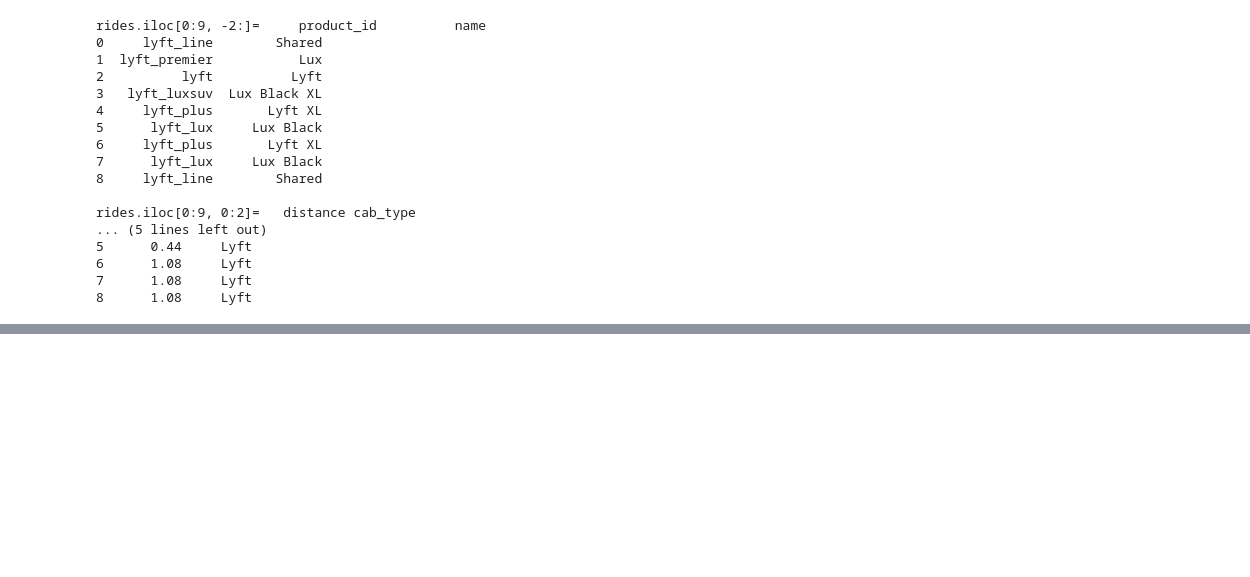
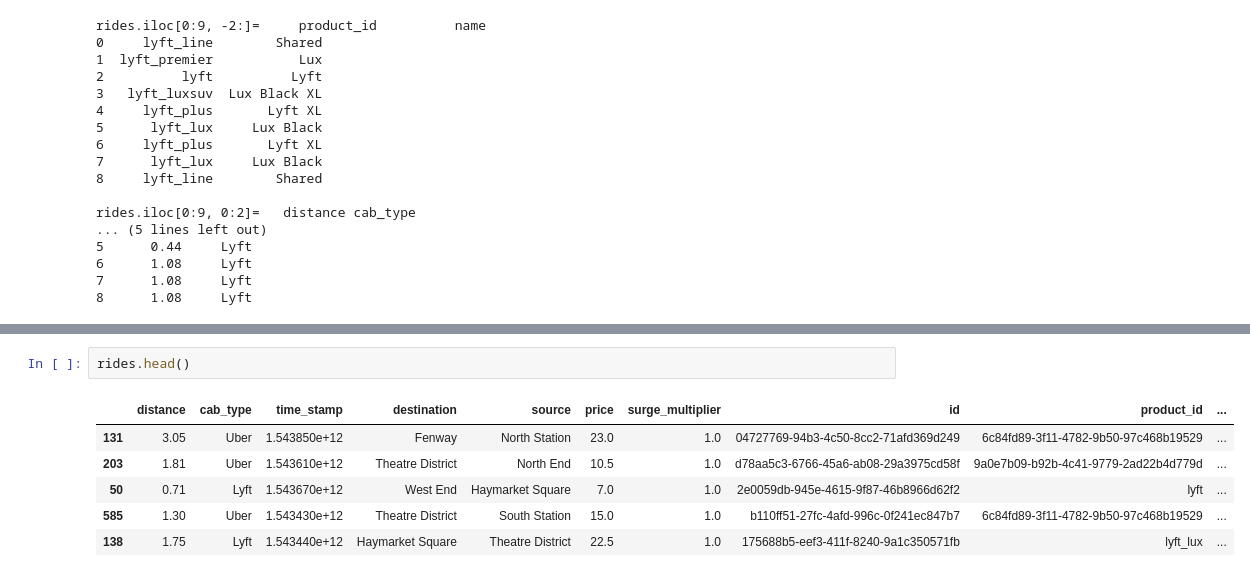
Before and after one commit to everestso/Summer24, a Jupyter notebook: zyBookChapter1.ipynb, the cells around one changed output, grey strips where cells are left out. Drawn from its saved outputs; the diff is of its cells as text; blank space fills up the shorter version.

```diff
--- a/zyBookChapter1.ipynb
+++ b/zyBookChapter1.ipynb
@@ -38,0 +50,9 @@ rides.iloc[0:9, 0:2]=   distance cab_type
+# %%
+rides.head()
+# %% [output]
+|  | distance | cab_type | time_stamp | destination | source | price | surge_multiplier | id | product_id | ... |
+| 131 | 3.05 | Uber | 1.543850e+12 | Fenway | North Station | 23.0 | 1.0 | 04727769-94b3-4c50-8cc2-71afd369d249 | 6c84fd89-3f11-4782-9b50-97c468b19529 | ... |
+| 203 | 1.81 | Uber | 1.543610e+12 | Theatre District | North End | 10.5 | 1.0 | d78aa5c3-6766-45a6-ab08-29a3975cd58f | 9a0e7b09-b92b-4c41-9779-2ad22b4d779d | ... |
+| 50 | 0.71 | Lyft | 1.543670e+12 | West End | Haymarket Square | 7.0 | 1.0 | 2e0059db-945e-4615-9f87-46b8966d62f2 | lyft | ... |
+| 585 | 1.30 | Uber | 1.543430e+12 | Theatre District | South Station | 15.0 | 1.0 | b110ff51-27fc-4afd-996c-0f241ec847b7 | 6c84fd89-3f11-4782-9b50-97c468b19529 | ... |
+| 138 | 1.75 | Lyft | 1.543440e+12 | Haymarket Square | Theatre District | 22.5 | 1.0 | 175688b5-eef3-411f-8240-9a1c350571fb | lyft_lux | ... |
```
Also changed, not shown: parts of 5 cells of this notebook.
